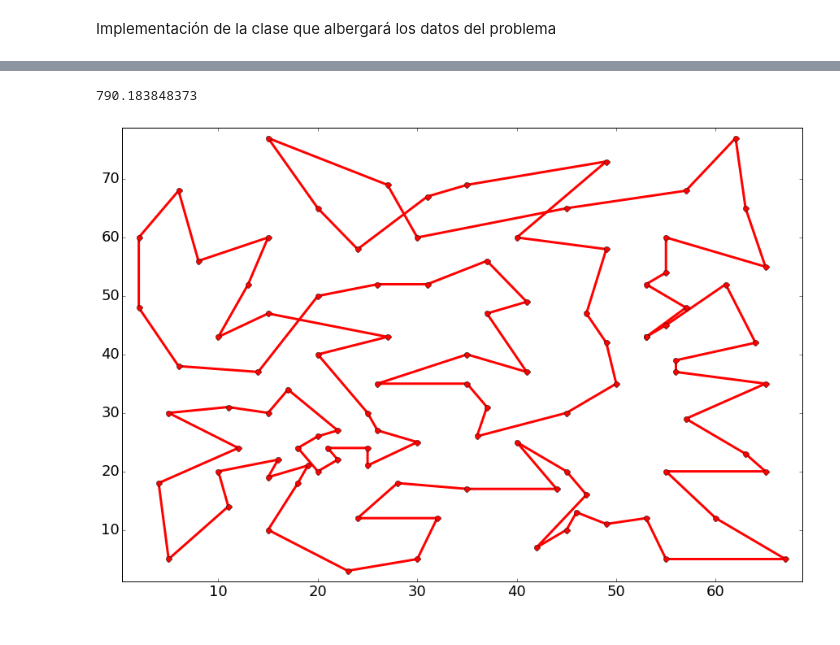
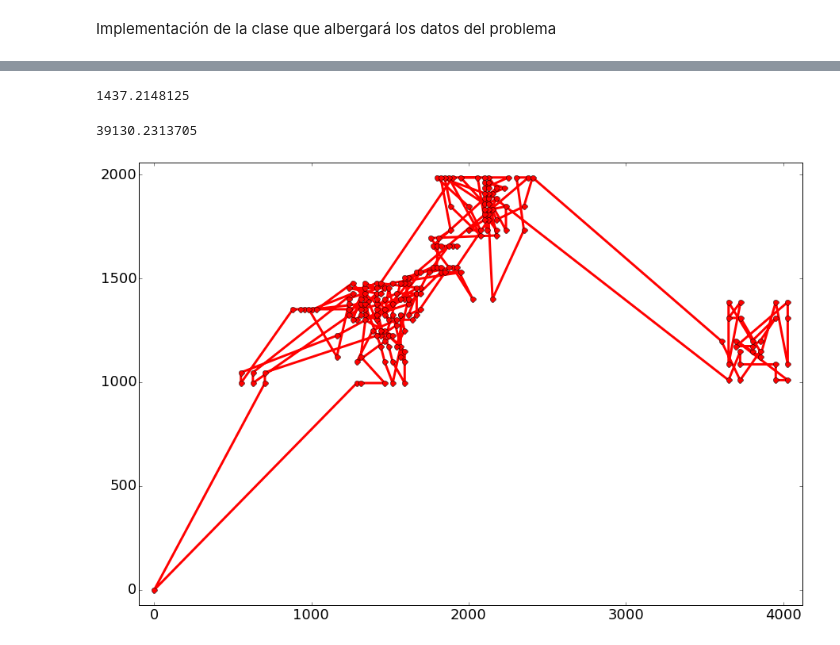
Before and after one commit to NCordon/tsp, a Jupyter notebook: tsp.ipynb, the cells around one changed output, grey strips where cells are left out. Cells and saved outputs as stored; diff of their text form; code cells hidden in the pictures.

```diff
--- a/tsp.ipynb
+++ b/tsp.ipynb
@@ -308,16 +291,40 @@ name = f[:-4]
 problems[name] = TSP(f)
 size = len(problems[name].points)
 n_iter = size*100
-coef_tenencia = 0.05
-aspiration_tol = 1.01
-limit_restart = 1
-max_vecinos = 35
-ts_solutions[name] = problems[name].tabu_search(n_iter, max_vecinos, coef_tenencia, aspiration_tol, limit_restart)
+aspiration_tol = 1.
+limit_restart = 5
+max_vecinos = 30
+tabu_tenencia=int(size*0.3)
+prob_bs = 0.8
+prob_greedy = 0.1
+prob_aleatorio = "restante"
+ts_solutions[name] = problems[name].tabu_search(n_iter, max_vecinos, tabu_tenencia, aspiration_tol, limit_restart)
 print(ts_solutions[name].cost)
-problems[name].print_solution(ts_solutions[name])
+#problems[name].print_solution(ts_solutions[name])
 # %% [output]
-790.183848373
+1437.2148125
-[figure, removed]
+# %%
+semilla = 12345678
+f = 'd198.tsp'
+
+seed(semilla)
+name = f[:-4]
+problems[name] = TSP(f)
+size = len(problems[name].points)
+n_iter = size*300
+aspiration_tol = 1.
+limit_restart = 7
+max_vecinos = 30
+tabu_tenencia=int(size)
+prob_bs = 0.8
+prob_greedy = 0.1
+prob_aleatorio = "restante"
+ts_solutions[name] = problems[name].tabu_search(n_iter, max_vecinos, tabu_tenencia, aspiration_tol, limit_restart)
+print(ts_solutions[name].cost)
+problems[name].print_solution(ts_solutions[name])
+# %% [output]
+39130.2313705
+[figure, added]
 # %%
 for name in problems:
     print (name
```
Also changed, not shown: parts of 3 cells of this notebook, 1 other file.
